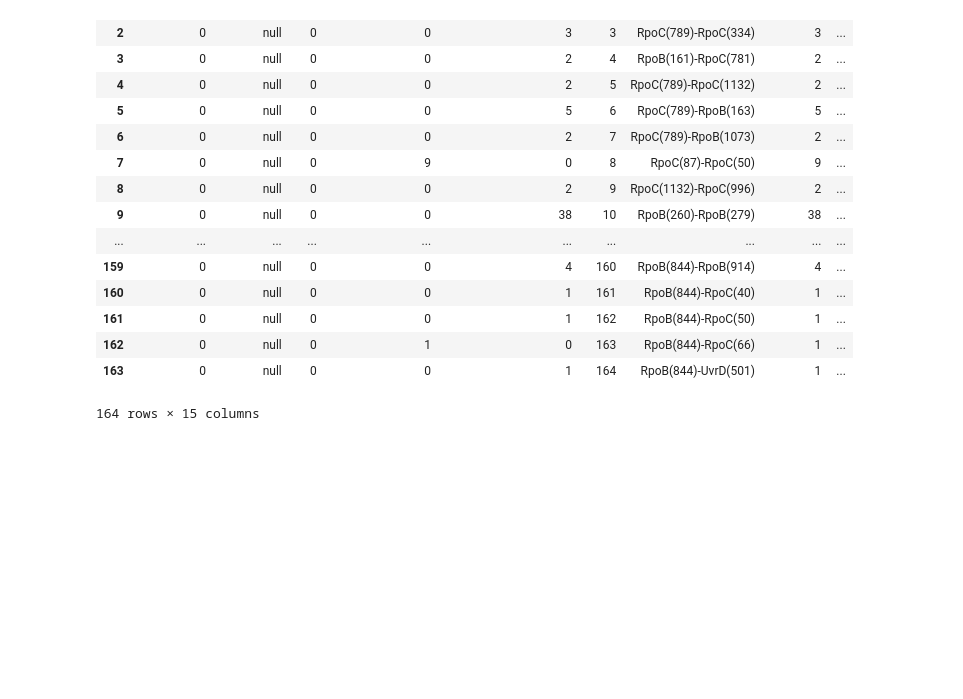
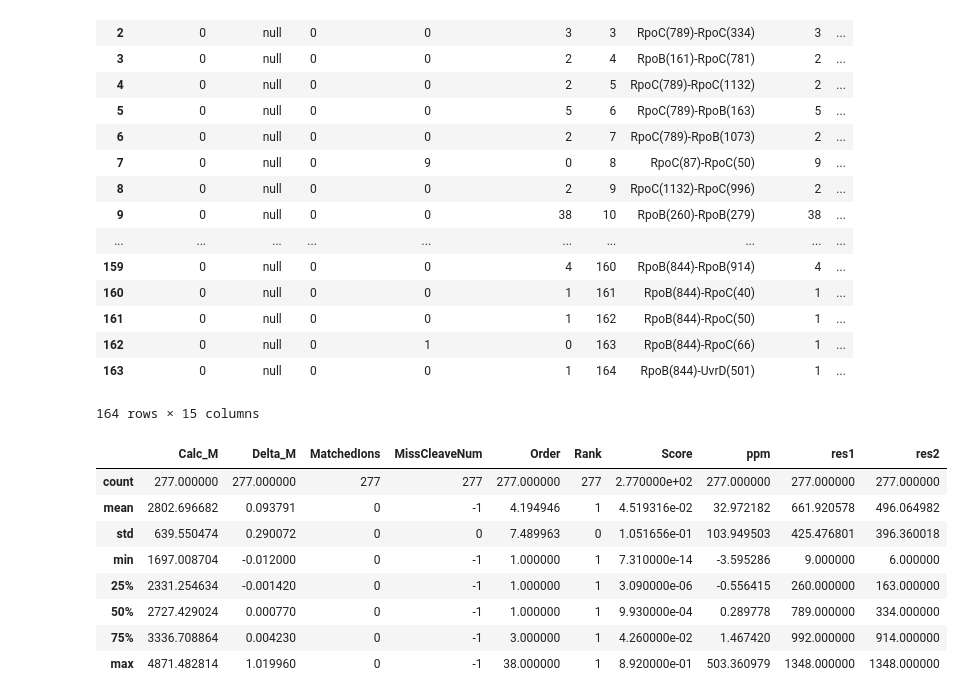
Before and after one commit to justinjee/proScatter, a Jupyter notebook: html-pandas_test.ipynb, the cells around one changed output. Drawn from its saved outputs; the diff is of its cells as text; code cells hidden in the pictures; blank space fills up the shorter version.

```diff
--- a/html-pandas_test.ipynb
+++ b/html-pandas_test.ipynb
@@ -50,3 +50,15 @@ df_sum
 | 162 | 0 | null | 0 | 1 | 0 | 163 | RpoB(844)-RpoC(66) | 1 | ... |
 | 163 | 0 | null | 0 | 0 | 1 | 164 | RpoB(844)-UvrD(501) | 1 | ... |
 164 rows × 15 columns
+# %%
+df_details.describe()
+# %% [output]
+|  | Calc_M | Delta_M | MatchedIons | MissCleaveNum | Order | Rank | Score | ppm | res1 | res2 |
+| count | 277.000000 | 277.000000 | 277 | 277 | 277.000000 | 277 | 2.770000e+02 | 277.000000 | 277.000000 | 277.000000 |
+| mean | 2802.696682 | 0.093791 | 0 | -1 | 4.194946 | 1 | 4.519316e-02 | 32.972182 | 661.920578 | 496.064982 |
+| std | 639.550474 | 0.290072 | 0 | 0 | 7.489963 | 0 | 1.051656e-01 | 103.949503 | 425.476801 | 396.360018 |
+| min | 1697.008704 | -0.012000 | 0 | -1 | 1.000000 | 1 | 7.310000e-14 | -3.595286 | 9.000000 | 6.000000 |
+| 25% | 2331.254634 | -0.001420 | 0 | -1 | 1.000000 | 1 | 3.090000e-06 | -0.556415 | 260.000000 | 163.000000 |
+| 50% | 2727.429024 | 0.000770 | 0 | -1 | 1.000000 | 1 | 9.930000e-04 | 0.289778 | 789.000000 | 334.000000 |
+| 75% | 3336.708864 | 0.004230 | 0 | -1 | 3.000000 | 1 | 4.260000e-02 | 1.467420 | 992.000000 | 914.000000 |
+| max | 4871.482814 | 1.019960 | 0 | -1 | 38.000000 | 1 | 8.920000e-01 | 503.360979 | 1348.000000 | 1348.000000 |
```
Also changed, not shown: 1 other file.
